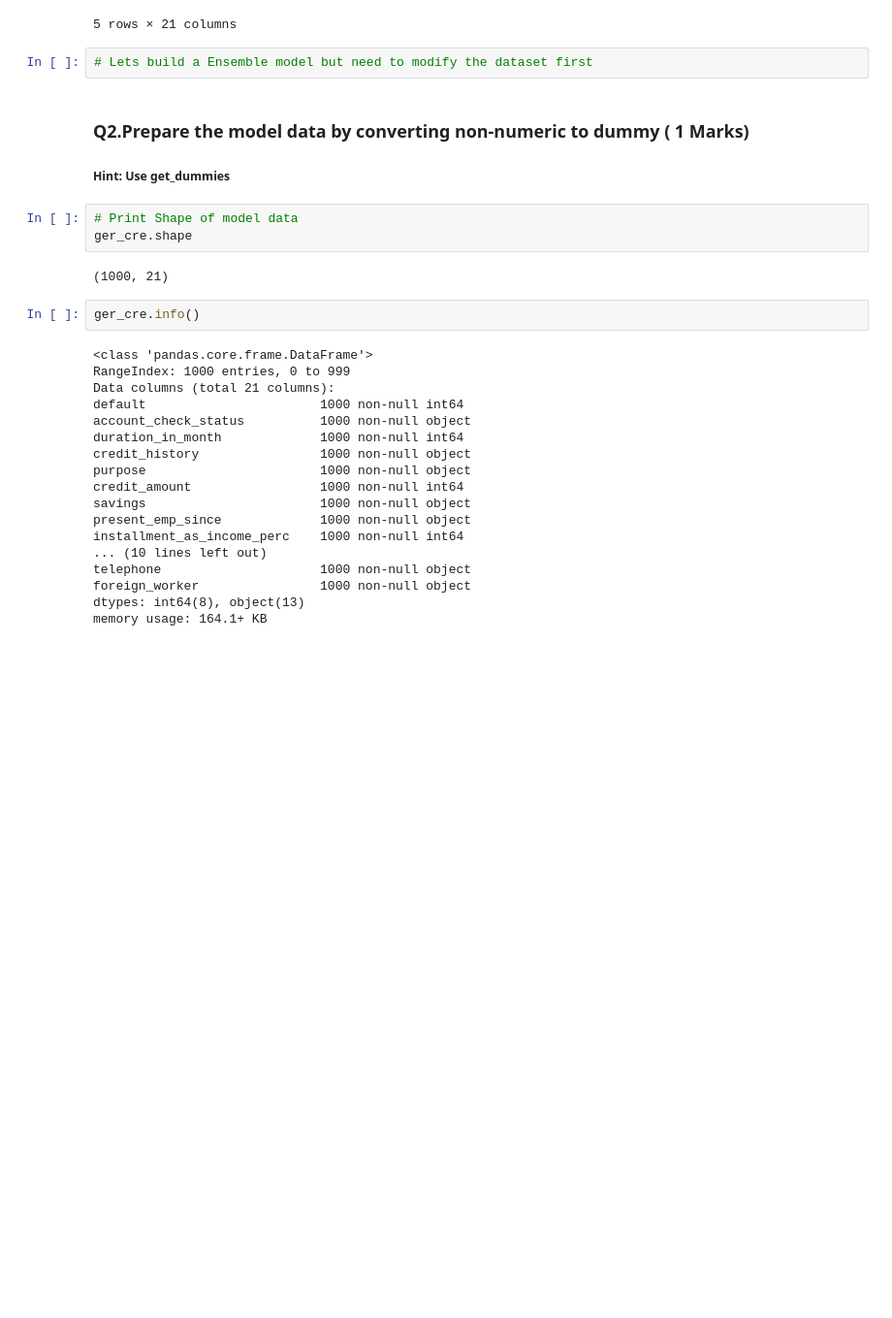
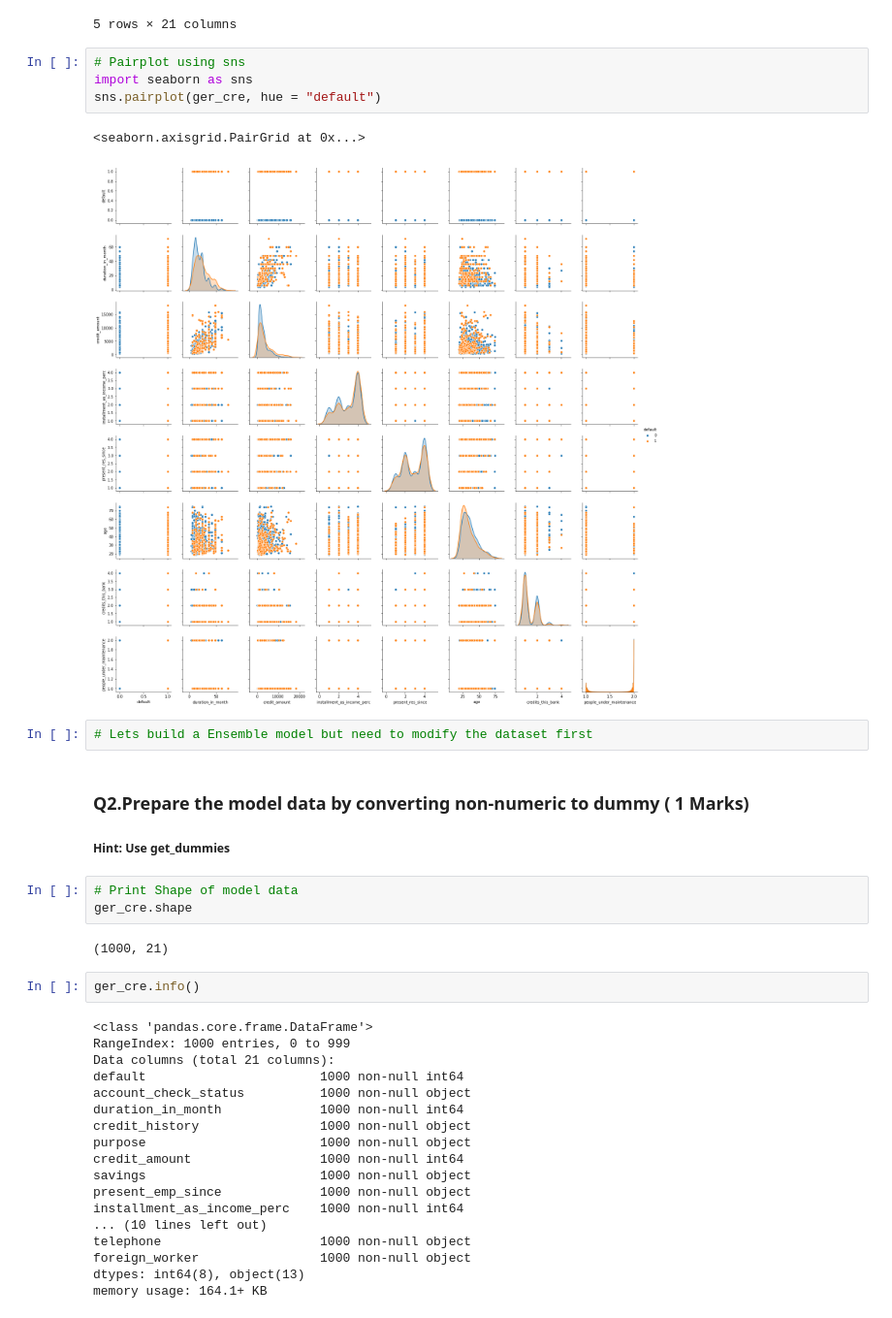
Before and after one commit to GreatLearningAIML1/aiml-ml-hyd-apr-19-batch-Manikanta2991, a Jupyter notebook: R4_External_Lab_Validation_Accuracy_Manikanta.ipynb, the cells around one changed output. Shown at 97% size. Saved outputs shown, nothing was run; the diff lists cells and outputs as text; blank space fills up the shorter version.

```diff
--- a/R4_External_Lab_Validation_Accuracy_Manikanta.ipynb
+++ b/R4_External_Lab_Validation_Accuracy_Manikanta.ipynb
@@ -25,6 +25,13 @@ ger_cre.head()
 | 3 | 0 | < 0 DM | 42 | existing credits paid back duly t... | radio/television | 7882 | ... < 100 DM | ... |
 | 4 | 1 | < 0 DM | 24 | delay in paying off in the past | car (new) | 4870 | ... < 100 DM | ... |
 5 rows × 21 columns
+# %%
+# Pairplot using sns
+import seaborn as sns
+sns.pairplot(ger_cre, hue = "default")
+# %% [output]
+<seaborn.axisgrid.PairGrid at 0x...>
+[figure, added]
 # %%
 # Lets build a Ensemble model but need to modify the dataset first
 # %% [markdown]
```
Also changed, not shown: parts of 7 cells of this notebook.
